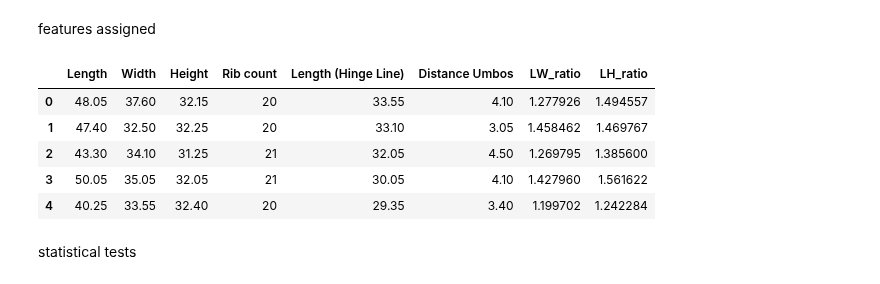
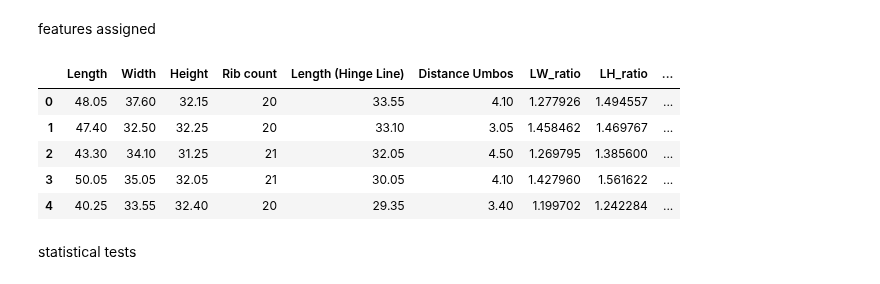
Before and after one commit to Geez-l/litoX, a Jupyter notebook: litoX_preprocessing.ipynb, the cells around one changed output. Saved outputs shown, nothing was run; the diff lists cells and outputs as text; code cells hidden in the pictures.

```diff
--- a/litoX_preprocessing.ipynb
+++ b/litoX_preprocessing.ipynb
@@ -87,6 +87,10 @@ Create other features a. LW_ratio and b. LH_ratio
 ## feature engineering
 male_litob['LW_ratio']= male_litob['Length'] / male_litob['Width']
 male_litob['LH_ratio'] = male_litob['Length'] / male_litob['Height']
+male_litob['WH_ratio'] = male_litob['Width'] / male_litob['Height']
+# male_litob['DU_ratio'] = male_litob['Distance Umbos'] / male_litob['Height']
+male_litob['UL_ratio'] = male_litob['Distance Umbos'] / male_litob['Length']
+
 
 male_litob
 # %% [output]
@@ -217,6 +219,10 @@ adding features a. LW_ratio and LH_ratio
 
 female_litob['LW_ratio']= female_litob['Length'] / female_litob['Width']
 female_litob['LH_ratio'] = female_litob['Length'] / female_litob['Height']
+female_litob['WH_ratio'] = female_litob['Width'] / female_litob['Height']
+# female_litob['DU_ratio'] = female_litob['Distance Umbos'] / female_litob['Height']
+female_litob['UL_ratio'] = female_litob['Distance Umbos'] / female_litob['Length']
+
 
 female_litob
 # %% [output]
@@ -323,15 +334,15 @@ litob_combined
 features assigned
 # %%
 ## assigning features
-features = ['Length', 'Width', 'Height', 'Rib count', 'Length (Hinge Line)', 'Distance Umbos', 'LW_ratio', 'LH_ratio']
+features = ['Length', 'Width', 'Height', 'Rib count', 'Length (Hinge Line)', 'Distance Umbos', 'LW_ratio', 'LH_ratio', 'DU_ratio', 'UL_ratio']
 litob_combined[features].head()
 # %% [output]
-|  | Length | Width | Height | Rib count | Length (Hinge Line) | Distance Umbos | LW_ratio | LH_ratio |
-| 0 | 48.05 | 37.60 | 32.15 | 20 | 33.55 | 4.10 | 1.277926 | 1.494557 |
-| 1 | 47.40 | 32.50 | 32.25 | 20 | 33.10 | 3.05 | 1.458462 | 1.469767 |
-| 2 | 43.30 | 34.10 | 31.25 | 21 | 32.05 | 4.50 | 1.269795 | 1.385600 |
-| 3 | 50.05 | 35.05 | 32.05 | 21 | 30.05 | 4.10 | 1.427960 | 1.561622 |
-| 4 | 40.25 | 33.55 | 32.40 | 20 | 29.35 | 3.40 | 1.199702 | 1.242284 |
+|  | Length | Width | Height | Rib count | Length (Hinge Line) | Distance Umbos | LW_ratio | LH_ratio | ... |
+| 0 | 48.05 | 37.60 | 32.15 | 20 | 33.55 | 4.10 | 1.277926 | 1.494557 | ... |
+| 1 | 47.40 | 32.50 | 32.25 | 20 | 33.10 | 3.05 | 1.458462 | 1.469767 | ... |
+| 2 | 43.30 | 34.10 | 31.25 | 21 | 32.05 | 4.50 | 1.269795 | 1.385600 | ... |
+| 3 | 50.05 | 35.05 | 32.05 | 21 | 30.05 | 4.10 | 1.427960 | 1.561622 | ... |
+| 4 | 40.25 | 33.55 | 32.40 | 20 | 29.35 | 3.40 | 1.199702 | 1.242284 | ... |
 # %% [markdown]
 statistical tests
 # %% [markdown]
```
Also changed, not shown: parts of 22 cells of this notebook.
